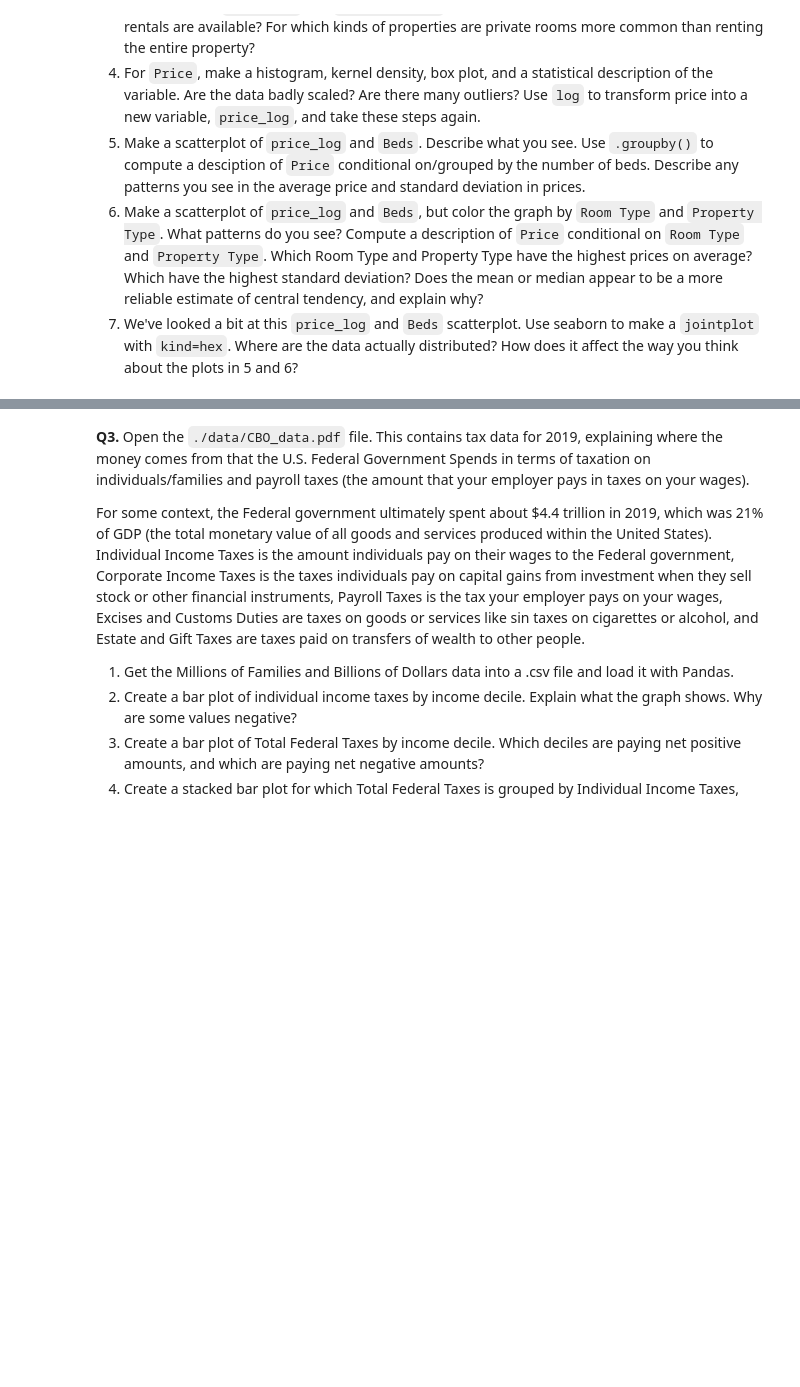
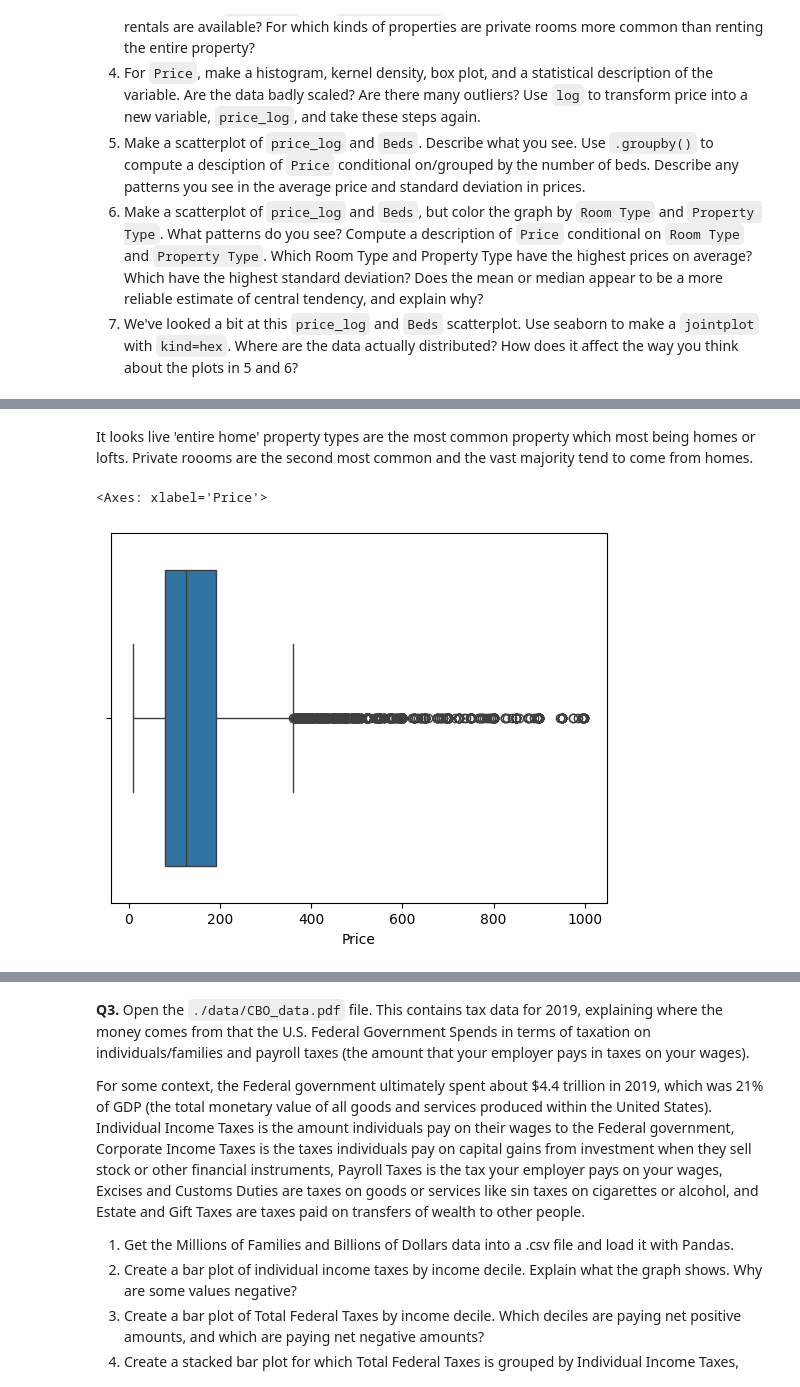
Before and after one commit to cwynne12/visualization, a Jupyter notebook: assignment/assignment.ipynb, the cells around one changed output, grey strips where cells are left out. Cells and saved outputs as stored; diff of their text form; code cells hidden in the pictures; blank space fills up the shorter version.

```diff
--- a/assignment/assignment.ipynb
+++ b/assignment/assignment.ipynb
@@ -227,0 +285,8 @@ This plot shows us a positive correlation for 4-year institutions between aid va
+# %% [markdown]
+It looks live 'entire home' property types are the most common property which most being homes or lofts.
+Private roooms are the second most common and the vast majority tend to come from homes.
+# %%
+sns.boxplot(data=df, x =price)
+# %% [output]
+<Axes: xlabel='Price'>
+[figure, added]
```
Also changed, not shown: parts of 10 cells of this notebook.
